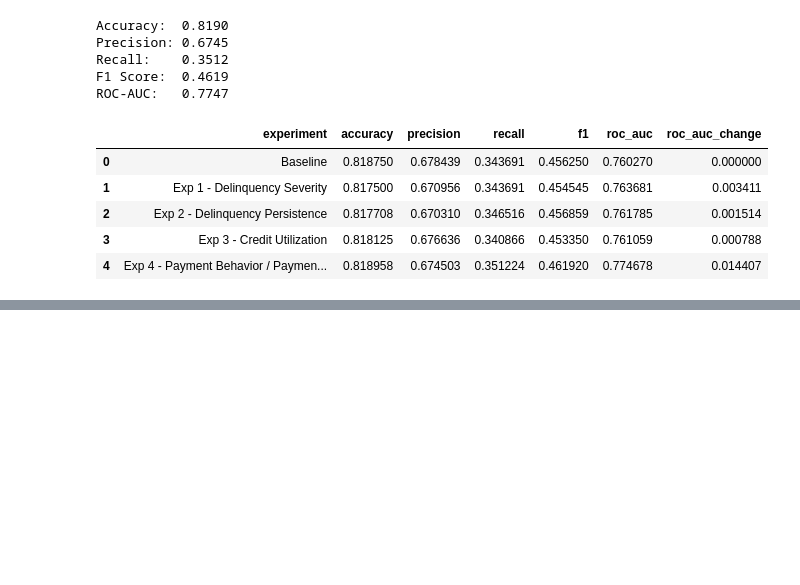
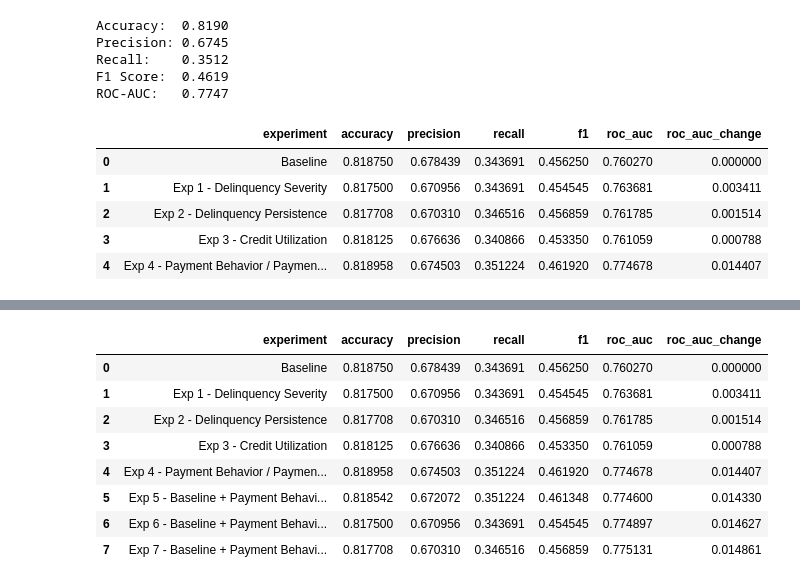
Before and after one commit to AAteddy/Credit-Guard, a Jupyter notebook: notebooks/baseline_model.ipynb, the cells around one changed output, grey strips where cells are left out. Cells and saved outputs as stored; diff of their text form; code cells hidden in the pictures; blank space fills up the shorter version.

Commit message:
model comparison implementation

```diff
--- a/notebooks/baseline_model.ipynb
+++ b/notebooks/baseline_model.ipynb
@@ -2652,0 +3201,5 @@ results
+# %%
+experiment_7_features = candidate_features + payment_behavior_features + utilization_features
+# %%
+X_exp7 = df[experiment_7_features].copy()
+y_exp7 = df[target].copy()
@@ -2652,0 +3303,5 @@ results
+# %%
+model_exp7.fit(
+    X_train_exp7,
+    y_train_exp7
+)
@@ -2652,0 +3328,6 @@ results
+# %%
+y_pred_exp7 = model_exp7.predict(X_val_exp7)
+
+y_pred_proba_exp7 = (
+    model_exp7.predict_proba(X_val_exp7)[:, 1]
+)
@@ -2652,0 +3375,84 @@ results
+# %%
+results = pd.DataFrame([
+    {
+        "experiment": "Baseline",
+        "accuracy": accuracy,
+        "precision": precision,
+        "recall": recall,
+        "f1": f1,
+        "roc_auc": roc_auc
+    },
+    {
+        "experiment": "Exp 1 - Delinquency Severity",
+        "accuracy": accuracy_exp1,
+        "precision": precision_exp1,
+        "recall": recall_exp1,
+        "f1": f1_exp1,
+        "roc_auc": roc_auc_exp1
+    },
+    {
+        "experiment": "Exp 2 - Delinquency Persistence",
+        "accuracy": accuracy_exp2,
+        "precision": precision_exp2,
+        "recall": recall_exp2,
+        "f1": f1_exp2,
+        "roc_auc": roc_auc_exp2
+    },
+    {
+        "experiment": "Exp 3 - Credit Utilization",
+        "accuracy": accuracy_exp3,
+        "precision": precision_exp3,
+        "recall": recall_exp3,
+        "f1": f1_exp3,
+        "roc_auc": roc_auc_exp3
+    },
+    {
+        "experiment": "Exp 4 - Payment Behavior / Payment Adequacy",
+        "accuracy": accuracy_exp4,
+        "precision": precision_exp4,
+        "recall": recall_exp4,
+        "f1": f1_exp4,
+        "roc_auc": roc_auc_exp4
+    },
+    {
+        "experiment": "Exp 5 - Baseline + Payment Behavior + Delinquency Persistence",
+        "accuracy": accuracy_exp5,
+        "precision": precision_exp5,
+        "recall": recall_exp5,
+        "f1": f1_exp5,
+        "roc_auc": roc_auc_exp5
+    },
+    {
+        "experiment": "Exp 6 - Baseline + Payment Behavior + Delinquency Severity",
+        "accuracy": accuracy_exp6,
+        "precision": precision_exp6,
+        "recall": recall_exp6,
+        "f1": f1_exp6,
+        "roc_auc": roc_auc_exp6
+    },
+    {
+        "experiment": "Exp 7 - Baseline + Payment Behavior + Credit Utilization",
+        "accuracy": accuracy_exp7,
+        "precision": precision_exp7,
+        "recall": recall_exp7,
+        "f1": f1_exp7,
+        "roc_auc": roc_auc_exp7
+    }
+])
+
+results["roc_auc_change"] = (
+    results["roc_auc"] -
+    results.loc[0, "roc_auc"]
+)
+
+results
+# %% [output]
+|  | experiment | accuracy | precision | recall | f1 | roc_auc | roc_auc_change |
+| 0 | Baseline | 0.818750 | 0.678439 | 0.343691 | 0.456250 | 0.760270 | 0.000000 |
+| 1 | Exp 1 - Delinquency Severity | 0.817500 | 0.670956 | 0.343691 | 0.454545 | 0.763681 | 0.003411 |
+| 2 | Exp 2 - Delinquency Persistence | 0.817708 | 0.670310 | 0.346516 | 0.456859 | 0.761785 | 0.001514 |
+| 3 | Exp 3 - Credit Utilization | 0.818125 | 0.676636 | 0.340866 | 0.453350 | 0.761059 | 0.000788 |
+| 4 | Exp 4 - Payment Behavior / Paymen... | 0.818958 | 0.674503 | 0.351224 | 0.461920 | 0.774678 | 0.014407 |
+| 5 | Exp 5 - Baseline + Payment Behavi... | 0.818542 | 0.672072 | 0.351224 | 0.461348 | 0.774600 | 0.014330 |
+| 6 | Exp 6 - Baseline + Payment Behavi... | 0.817500 | 0.670956 | 0.343691 | 0.454545 | 0.774897 | 0.014627 |
+| 7 | Exp 7 - Baseline + Payment Behavi... | 0.817708 | 0.670310 | 0.346516 | 0.456859 | 0.775131 | 0.014861 |
```
Also changed, not shown: parts of 231 cells of this notebook, 2 other files.
